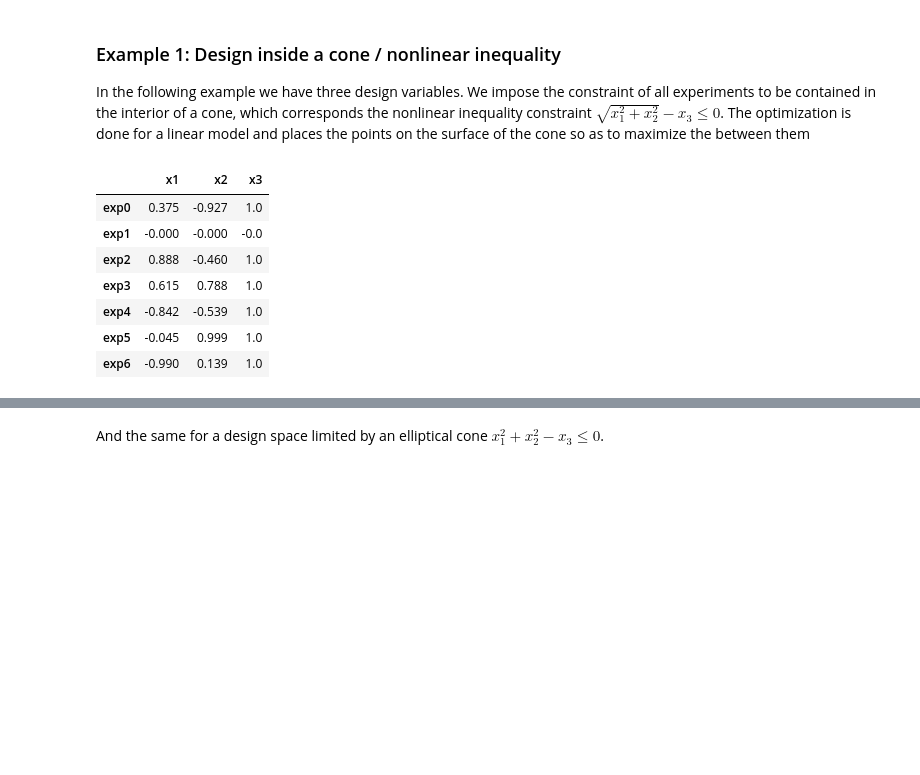
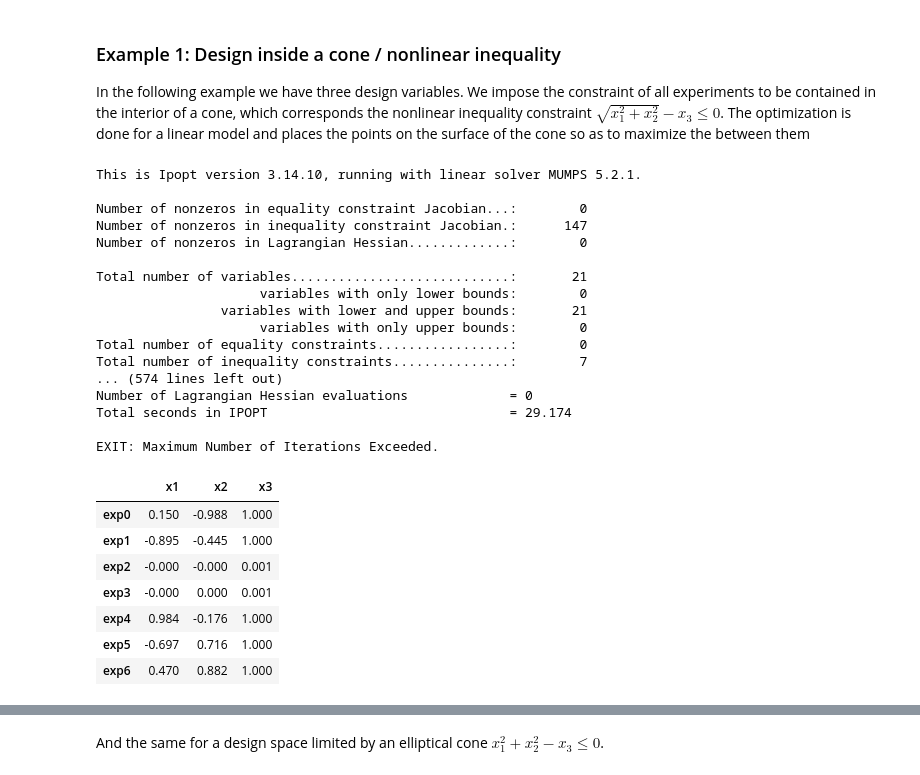
Before and after one commit to basf/doe, a Jupyter notebook: examples/nonlinear_constraints.ipynb, the cells around one changed output, grey strips where cells are left out. Cells and saved outputs as stored; diff of their text form; code cells hidden in the pictures; blank space fills up the shorter version.

Commit message:
added examples for constraint jacobians

```diff
--- a/examples/nonlinear_constraints.ipynb
+++ b/examples/nonlinear_constraints.ipynb
@@ -40,27 +40,44 @@ The optimization is done for a linear model and places the points on the surface
 # %%
 problem = opti.Problem(
     inputs=opti.Parameters(
         [
             opti.Continuous("x1", [-1, 1]),
             opti.Continuous("x2", [-1, 1]),
             opti.Continuous("x3", [0, 1]),
         ]
     ),
     outputs=[opti.Continuous("y")],
-    constraints=[opti.NonlinearInequality("(x1**2 + x2**2)**0.5 - x3")],
+    constraints=[opti.NonlinearInequality("(x1**2 + x2**2)**0.5 - x3", names=["x1","x2","x3"], jacobian="[x1/(x1**2 + x2**2)**0.5,x2/(x1**2 + x2**2)**0.5,-1]")],
 )
 
 result = find_local_max_ipopt(problem, "linear", ipopt_options={"maxiter": 100})
 result.round(3)
 # %% [output]
+This is Ipopt version 3.14.10, running with linear solver MUMPS 5.2.1.
+
+Number of nonzeros in equality constraint Jacobian...:        0
+Number of nonzeros in inequality constraint Jacobian.:      147
+Number of nonzeros in Lagrangian Hessian.............:        0
+
+Total number of variables............................:       21
+                     variables with only lower bounds:        0
+                variables with lower and upper bounds:       21
+                     variables with only upper bounds:        0
+Total number of equality constraints.................:        0
+Total number of inequality constraints...............:        7
+... (574 lines left out)
+Number of Lagrangian Hessian evaluations             = 0
+Total seconds in IPOPT                               = 29.174
+
+EXIT: Maximum Number of Iterations Exceeded.
 |  | x1 | x2 | x3 |
-| exp0 | 0.375 | -0.927 | 1.0 |
-| exp1 | -0.000 | -0.000 | -0.0 |
-| exp2 | 0.888 | -0.460 | 1.0 |
-| exp3 | 0.615 | 0.788 | 1.0 |
-| exp4 | -0.842 | -0.539 | 1.0 |
-| exp5 | -0.045 | 0.999 | 1.0 |
-| exp6 | -0.990 | 0.139 | 1.0 |
+| exp0 | 0.150 | -0.988 | 1.000 |
+| exp1 | -0.895 | -0.445 | 1.000 |
+| exp2 | -0.000 | -0.000 | 0.001 |
+| exp3 | -0.000 | 0.000 | 0.001 |
+| exp4 | 0.984 | -0.176 | 1.000 |
+| exp5 | -0.697 | 0.716 | 1.000 |
+| exp6 | 0.470 | 0.882 | 1.000 |
 # %%
 plot_results_3d(result, surface_func=lambda x1, x2: np.sqrt(x1**2 + x2**2))
 # %% [output]
```
Also changed, not shown: parts of 5 cells of this notebook, 1 other file.
